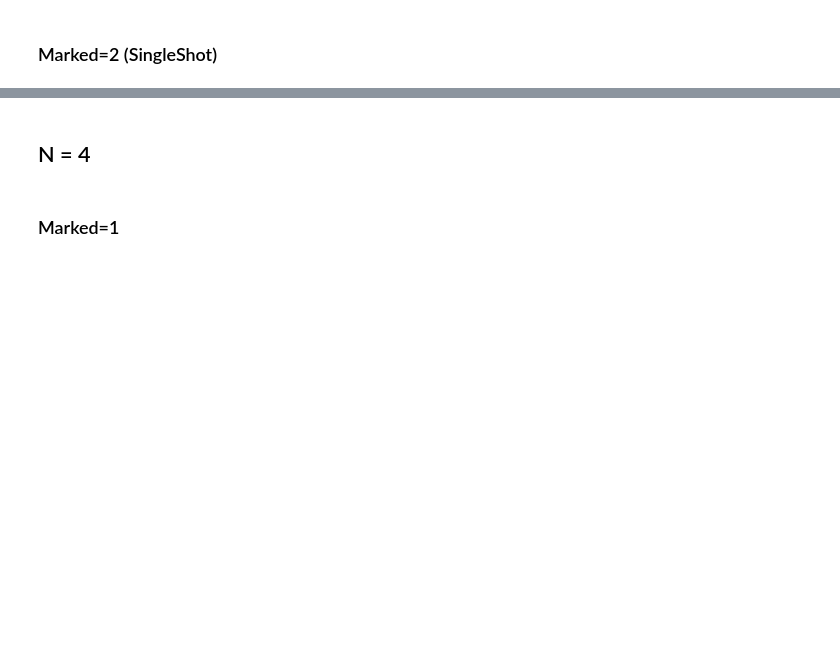
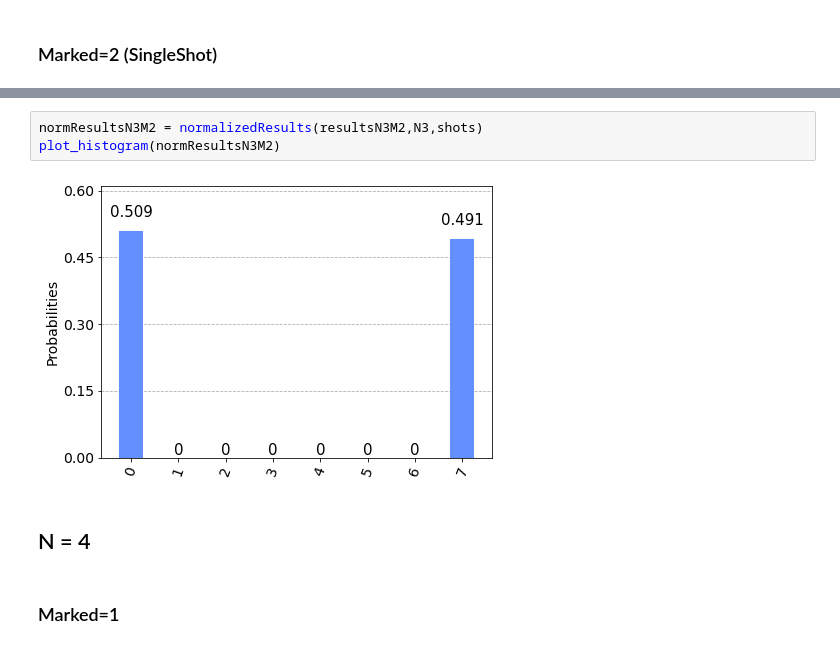
Before and after one commit to JaimePSantos/Dissertation-Tex-Code, a Jupyter notebook: Coding/DeepNote/GroverNotebook.ipynb, the cells around one changed output, grey strips where cells are left out. Drawn from its saved outputs; the diff is of its cells as text; blank space fills up the shorter version.

```diff
--- a/Coding/DeepNote/GroverNotebook.ipynb
+++ b/Coding/DeepNote/GroverNotebook.ipynb
@@ -105,3 +138,8 @@ groverCirc.draw(output='mpl')
+# %%
+normResultsN3M2 = normalizedResults(resultsN3M2,N3,shots)
+plot_histogram(normResultsN3M2)
+# %% [output]
+[figure, added]
 # %% [markdown]
 ## N = 4
 # %% [markdown]
```
Also changed, not shown: parts of 12 cells of this notebook, 1 other file.
